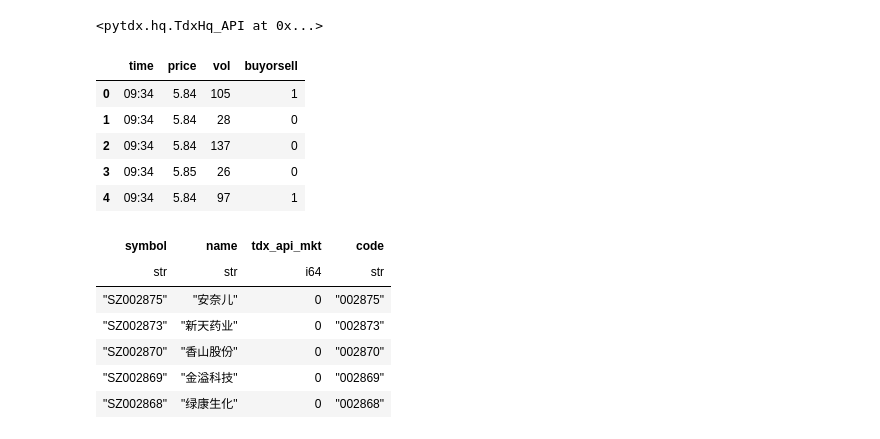
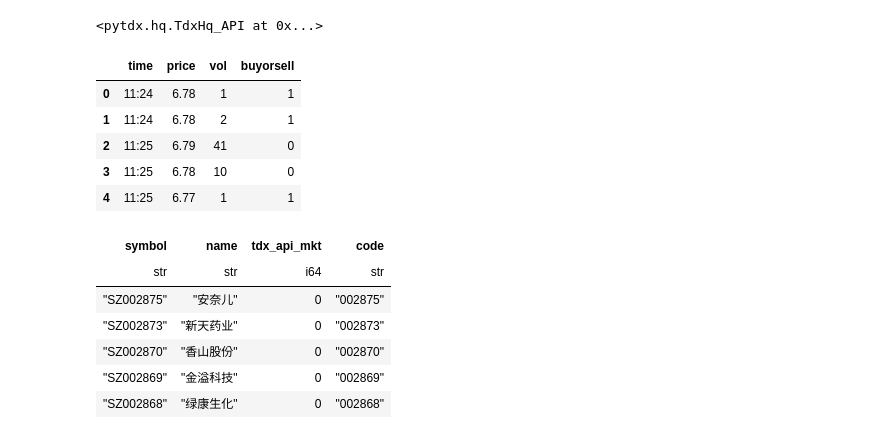
Before and after one commit to ismaelliang/client-python, a Jupyter notebook: tdx/get_tick_data.ipynb, the cells around one changed output. Drawn from its saved outputs; the diff is of its cells as text; code cells hidden in the pictures.

```diff
--- a/tdx/get_tick_data.ipynb
+++ b/tdx/get_tick_data.ipynb
@@ -19,17 +19,17 @@ api
 <pytdx.hq.TdxHq_API at 0x...>
 # %%
 with api.connect(HOST, PORT):
-    data = api.get_history_transaction_data(TDXParams.MARKET_SZ, '300507', 0, API_TICK_SIZE, 20230109)
+    data = api.get_history_transaction_data(TDXParams.MARKET_SZ, '300507', 0, API_TICK_SIZE, 20230111)
     df_tmp = api.to_df(data)
 
 df_tmp.head()
 # %% [output]
 |  | time | price | vol | buyorsell |
-| 0 | 09:34 | 5.84 | 105 | 1 |
-| 1 | 09:34 | 5.84 | 28 | 0 |
-| 2 | 09:34 | 5.84 | 137 | 0 |
-| 3 | 09:34 | 5.85 | 26 | 0 |
-| 4 | 09:34 | 5.84 | 97 | 1 |
+| 0 | 11:24 | 6.78 | 1 | 1 |
+| 1 | 11:24 | 6.78 | 2 | 1 |
+| 2 | 11:25 | 6.79 | 41 | 0 |
+| 3 | 11:25 | 6.78 | 10 | 0 |
+| 4 | 11:25 | 6.77 | 1 | 1 |
 # %%
 def get_historical_transaction(api, mkt_code, symbol, d_int):
     offset = 0
```
Also changed, not shown: parts of 2 cells of this notebook, 4 other files.
